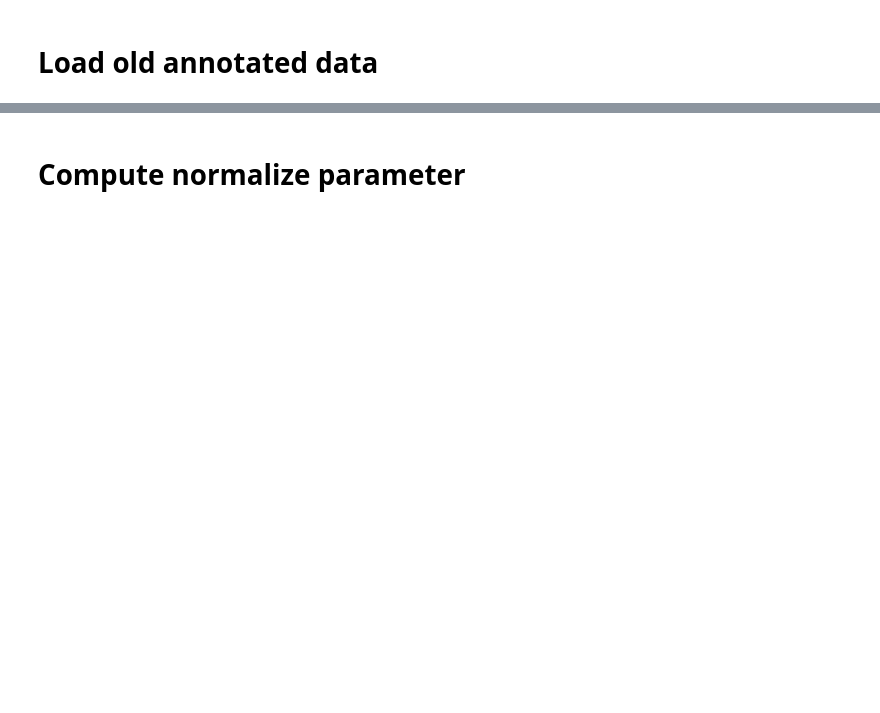
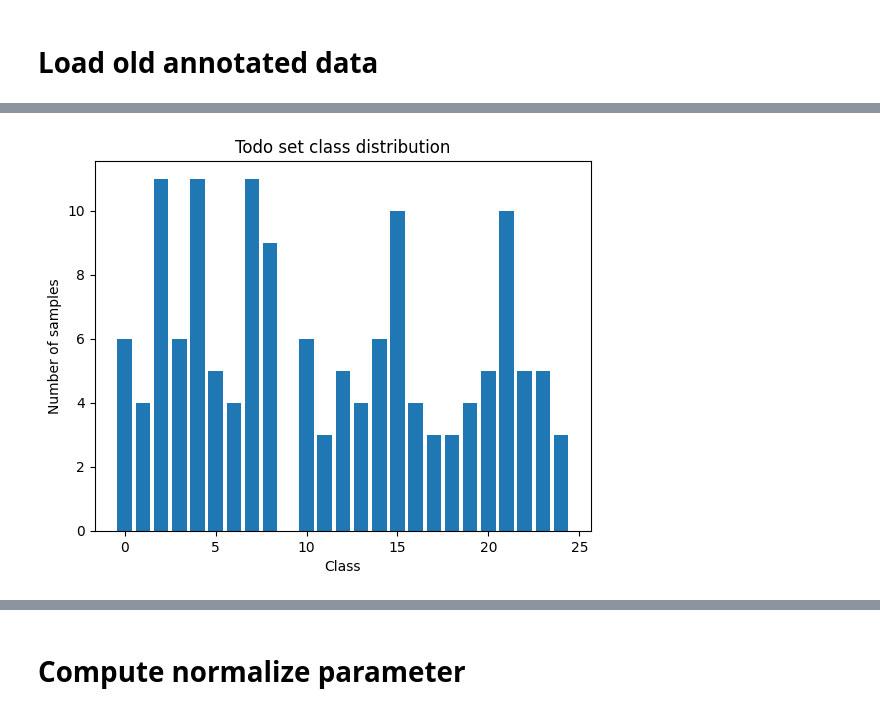
Before and after one commit to Horizon-42/sign_languages, a Jupyter notebook: data_explore.ipynb, the cells around one changed output, grey strips where cells are left out. Saved outputs shown, nothing was run; the diff lists cells and outputs as text; code cells hidden in the pictures; blank space fills up the shorter version.

```diff
--- a/data_explore.ipynb
+++ b/data_explore.ipynb
@@ -53 +83,19 @@ torch.Size([1, 1, 64, 64])
+# %%
+# Read todoexample, make sure the l"abels also didn't include 9
+todo_example = read_tensor_dataset(
+    "data/thws-mai-idl-ss-25-sign-language/SignLanguage_kaggle/todo_example.pth")
+
+img, labels = todo_example[:]
+todo_counts = Counter([int(lb.item()) for lb in labels])
+
+# Reuse the same counts mapping: keys are class IDs, values are sample counts
+plt.bar(todo_counts.keys(), todo_counts.values())
+# Label nine is missing
+
+plt.xlabel("Class")
+plt.ylabel("Number of samples")
+plt.title("Todo set class distribution")
+plt.show()
+# %% [output]
+[figure, added]
 # %%
```
Also changed, not shown: parts of 7 cells of this notebook, 3 other files.
